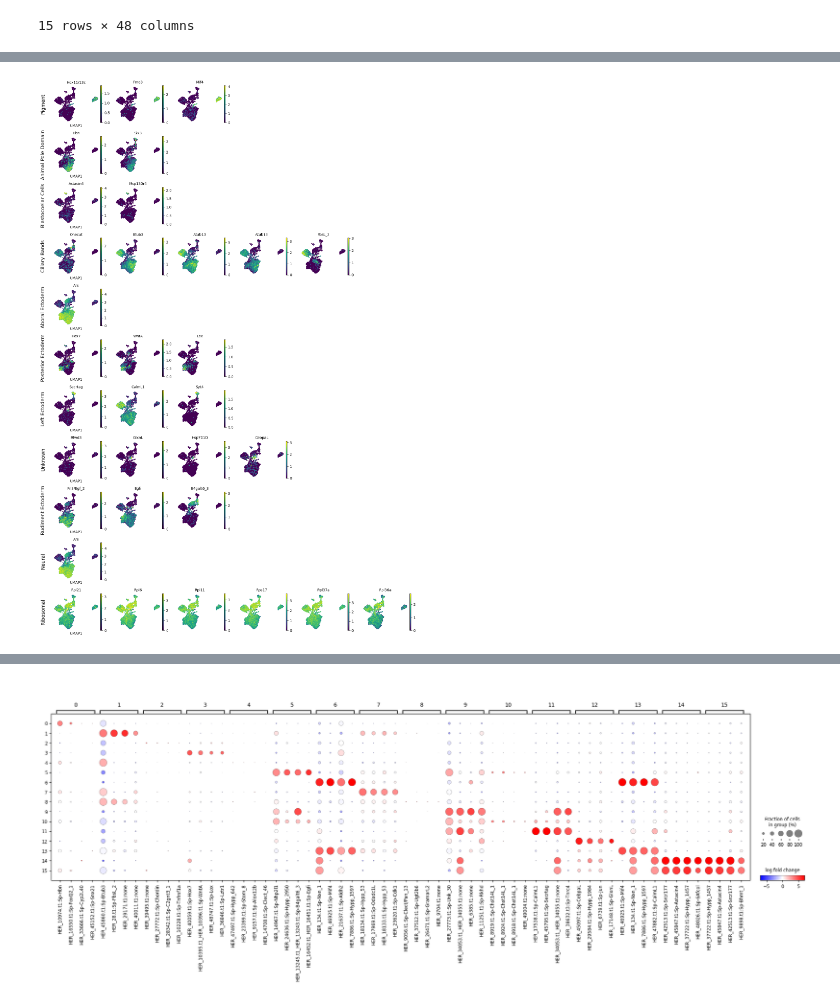
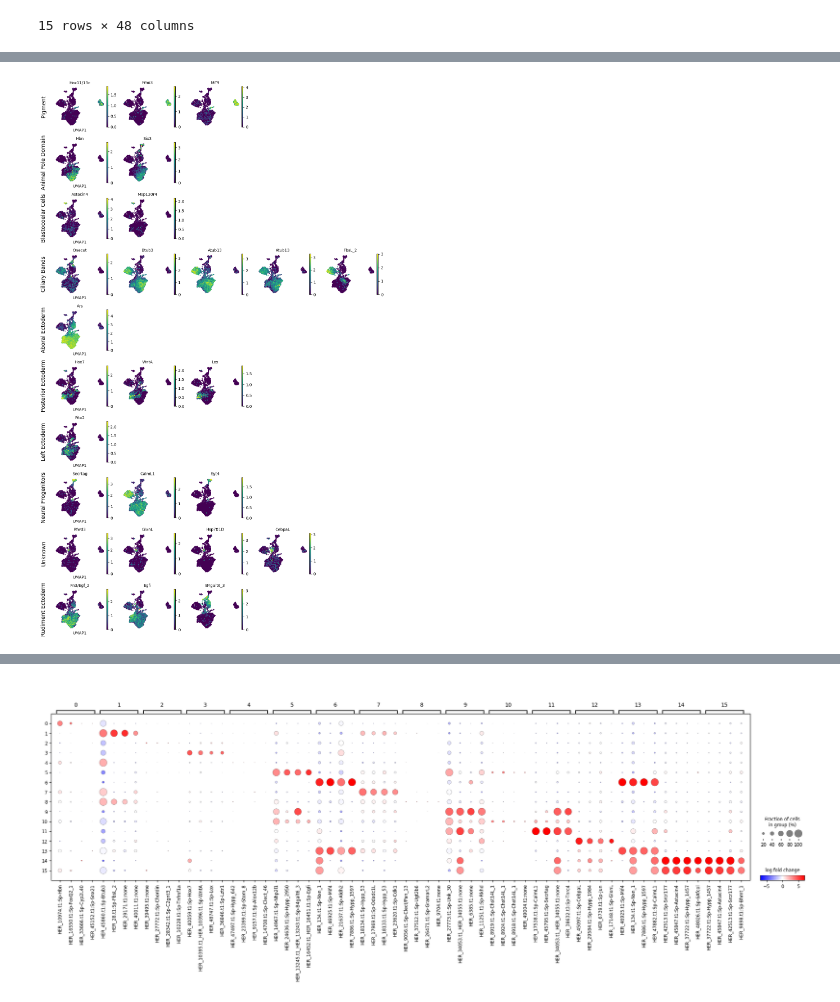
Before and after one commit to brennandmcdonald/bio265_project, a Jupyter notebook: jordan_analyze_data.ipynb, the cells around one changed output, grey strips where cells are left out. Drawn from its saved outputs; the diff is of its cells as text; code cells hidden in the pictures.

Commit message:
update jordan_anayze_data.ipynb

```diff
--- a/jordan_analyze_data.ipynb
+++ b/jordan_analyze_data.ipynb
@@ -17,12 +7,0 @@ he48 = ad.AnnData(he48_df)
-# %%
-# Check some quality control metrics
-# The first plot shows the number of unique genes found in each cell, the second shows the total counts in each cell
-
-sc.pp.calculate_qc_metrics(he48, inplace=True)
-
-sc.pl.violin(
-    he48,
-    ["n_genes_by_counts", "total_counts"],
-    jitter=0.4,
-    multi_panel=True,
-)
@@ -104,0 +8,3 @@ sc.tl.umap(he48)
+# %%
+#import pre-processed data
+he48 = ad.read_h5ad('/Users/jordankalai/Documents/Stanford/bio265/bio265_project/he48_processed.h5ad')
@@ -168,19 +64,19 @@ sc.pl.umap(he48, color=["HER_10974.t1:Sp-Hbn", "HER_45847.t1:Sp-Astacin4", "HER_
 # with markers of a single cell type in one row
 # and with a different number of markers per cell type (row)
 
-# Marker genes
+# Marker genes- collected from McDonald et. al. + other papers to cite
 marker_genes = {
     "Pigment": ["HER_21404.t1:Sp-Hox11/13c", "HER_47443.t1:Sp-Fmo3", "HER_46925.t1:Sp-Mif4"],
     "Animal Pole Domain": ["HER_10974.t1:Sp-Hbn", "HER_17866.t1:Sp-Six3"],
     "Blastocoelar Cells": ["HER_45847.t1:Sp-Astacin4", "HER_28292.t1:Sp-Msp130r4"],
     "Ciliary Bands": ["HER_33009.t1:Sp-Onecut", "HER_45861.t1:Sp-Btub3", "HER_35876.t1:Sp-Atub13", "HER_35862.t1:Sp-Atub13", "HER_28.t1:Sp-FbsL_2"],
-    "Aboral Ectoderm": ["HER_49824.t1:Sp-Ars"],
+    "Aboral Ectoderm": ["HER_49824.t1:Sp-Ars"], #https://bioone.org/journals/zoological-science/volume-18/issue-6/zsj.18.757/Body-Plan-of-Sea-Urchin-Embryo--An-Ancestral-Type/10.2108/zsj.18.757.full?tab=ArticleLinkFigureTable
     "Posterior Ectoderm": ["HER_40059.t1:Sp-Hox7", "HER_10395.t1_HER_10396.t1:Sp-WntA", "HER_48747.t1:Sp-Lox"],
-    "Left Ectoderm": ["HER_45795.t1:Sp-Secrtag", "HER_19128.t2:Sp-CalmL1", "HER_10174.t1:Sp-Syt4"],
+    "Left Ectoderm": ["HER_23589.t1:Sp-Pitx2"],
+    "Neural Progenitors": ["HER_45795.t1:Sp-Secrtag", "HER_19128.t2:Sp-CalmL1", "HER_10174.t1:Sp-Syt4"],
     "Unknown": ["HER_33417.t1:Sp-Rfwd3", "HER_17148.t1:Sp-GlxnL", "HER_47859.t1:Sp-Hsp701D", "HER_45097.t1:Sp-CebpaL",],
     "Rudiment Ectoderm": ["HER_20019.t1:Sp-Fn3/Egf_2", "HER_20850.t1:Sp-Egfi", "HER_13245.t1_HER_13243.t1:Sp-B4galt6_3"],
-    "Neural": ["HER_49824.t1:Sp-Ars"],
-    "Ribosomal":["HER_49716.t1:Sp-Rpl21", "HER_728.t1:Sp-Rpl6", "HER_22572.t1:Sp-Rpl11", "HER_11034.t1:Sp-Rps17", "HER_30087.t1:Sp-Rpl37a", "HER_25966.t1:Sp-Rpl36a"]
+    #"Ribosomal":["HER_49716.t1:Sp-Rpl21", "HER_728.t1:Sp-Rpl6", "HER_22572.t1:Sp-Rpl11", "HER_11034.t1:Sp-Rps17", "HER_30087.t1:Sp-Rpl37a", "HER_25966.t1:Sp-Rpl36a"]
 }
 # Make Axes
 # Number of needed rows and columns (based on the row with the most columns)
@@ -193,34 +89,35 @@ for row_idx, (cell_type, markers) in enumerate(marker_genes.items()):
     for marker in markers:
         ax = axs[row_idx, col_idx]
         sc.pl.umap(he48, color=marker, ax=ax, show=False, frameon=False, s=20)
 
-        # Extract the part after "-" for the title
-        marker_name = marker.split(":")[-1]  # Extracts 'Sp-*' part
-        marker_name = marker_name.split("-")[-1]  # Extracts the final part after "-"
+        # take out the part after "-" for the title
+        marker_name = marker.split(":")[-1]  # take out 'Sp-*' part first
+        marker_name = marker_name.split("-")[-1]  # take out the other part after "-"
 
         ax.set_title(marker_name, fontsize=10)  # Set the title
         # Add cell type as row label - here we simply add it as ylabel of
         # the first Axes object in the row
         if col_idx == 0:
             # We disabled axis drawing in UMAP to have plots without background and border
             # so we need to re-enable axis to plot the ylabel
             ax.axis("on")
             ax.tick_params(
                 top="off",
                 bottom="off",
                 left="off",
                 right="off",
                 labelleft="on",
                 labelbottom="off",
             )
             ax.set_ylabel(cell_type + "\n", rotation=90, fontsize=14)
             ax.set(frame_on=False)
         col_idx += 1
     # Remove unused column Axes in the current row
     while col_idx < ncol:
         axs[row_idx, col_idx].remove()
         col_idx += 1
 # Alignment within the Figure
 fig.tight_layout()
+plt.savefig('/Users/jordankalai/Documents/Stanford/bio265/markergenes_byregion.png')
 # %% [output]
-[figure, old version]
+[figure, new version]
```
Also changed, not shown: parts of 17 cells of this notebook.
